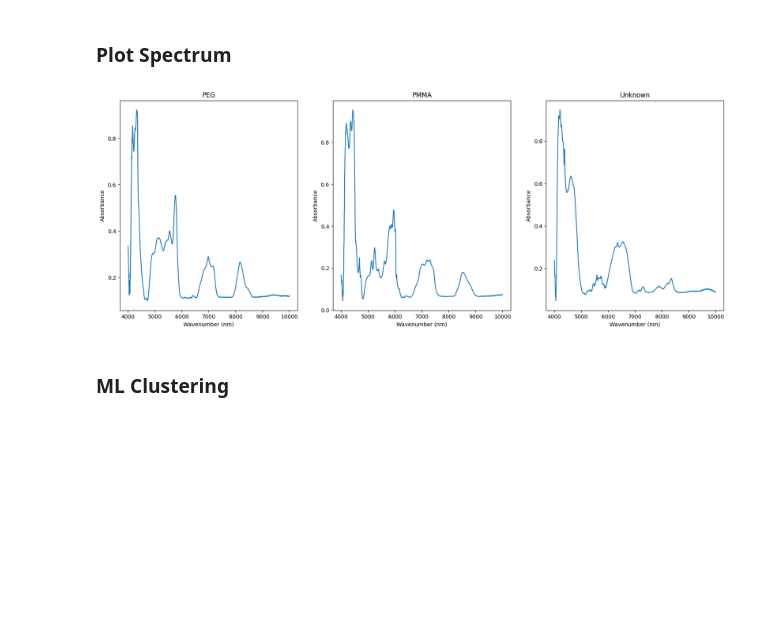
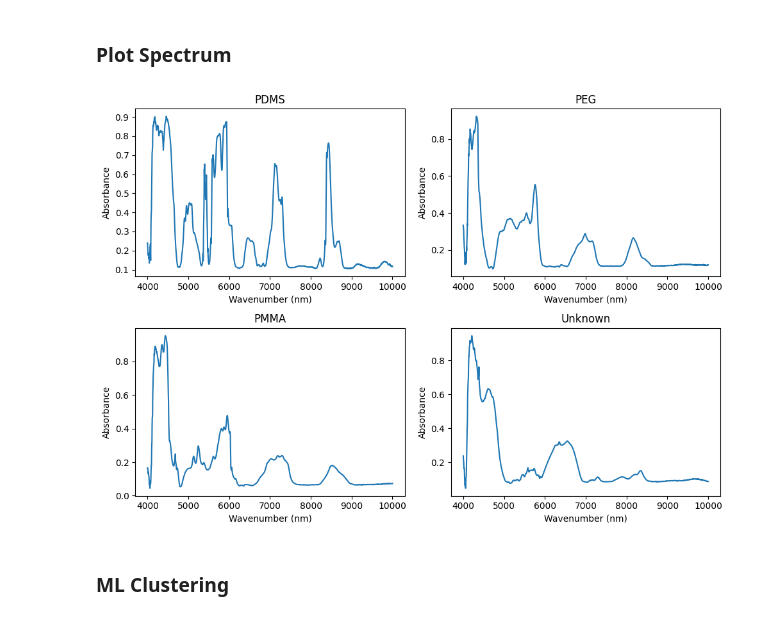
Before and after one commit to davissineath/ClassLabs, a Jupyter notebook: BENG5910/Lab2/lab2_analysis.ipynb, the cells around one changed output. Saved outputs shown, nothing was run; the diff lists cells and outputs as text; code cells hidden in the pictures; blank space fills up the shorter version.

```diff
--- a/BENG5910/Lab2/lab2_analysis.ipynb
+++ b/BENG5910/Lab2/lab2_analysis.ipynb
@@ -378,8 +378,8 @@ print(ax[0].texts)
 # %% [markdown]
 ### Load Data
 # %%
-fps = ["./data/exp2/PEG/*.csv", "./data/exp2/PMMA/*.csv", "./data/exp2/unknown/*.csv"]
-labels = ["PEG", "PMMA", "Unknown"]
+fps = ["./data/exp1/0/*.csv", "./data/exp2/PEG/*.csv", "./data/exp2/PMMA/*.csv", "./data/exp2/unknown/*.csv"] # Path to folders for each material
+labels = ["PDMS", "PEG", "PMMA", "Unknown"] # Labels for each material
 # %%
 # data_exp2 = no_processing(fps, labels)
 # cols_to_drop = [col for col in data_exp2.columns if col <= 4500] # Columns with wavenumber <= 4500 are dropped
@@ -407,17 +407,17 @@ data_exp2
 # %% [markdown]
 ### Plot Spectrum
 # %%
-fig, axs = plt.subplots(1,3, figsize=(20,7))
+fig, axs = plt.subplots(2,2, figsize=(10,7))
 for ax, label in zip(axs.flatten(), labels):
     mean_data = data_exp2.loc[label].mean()
     ax.plot(data_exp2.columns, mean_data, label=label)
     ax.set_xlabel("Wavenumber (nm)")
     ax.set_ylabel("Absorbance")
     ax.set_title(label)
-
+plt.tight_layout()
 plt.show()
 # %% [output]
-[figure, old version]
+[figure, new version]
 # %% [markdown]
 ### ML Clustering
 # %%
```
Also changed, not shown: parts of 4 cells of this notebook, 3 other files.
